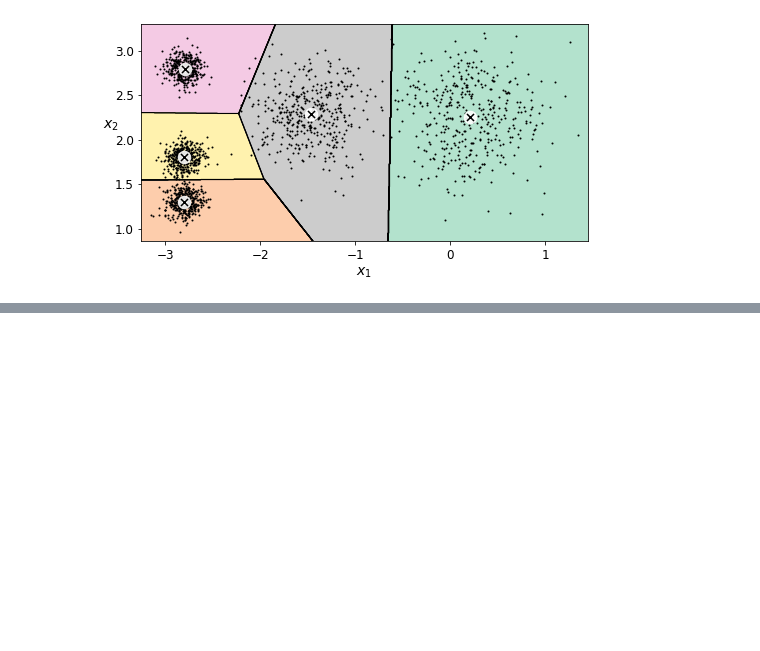
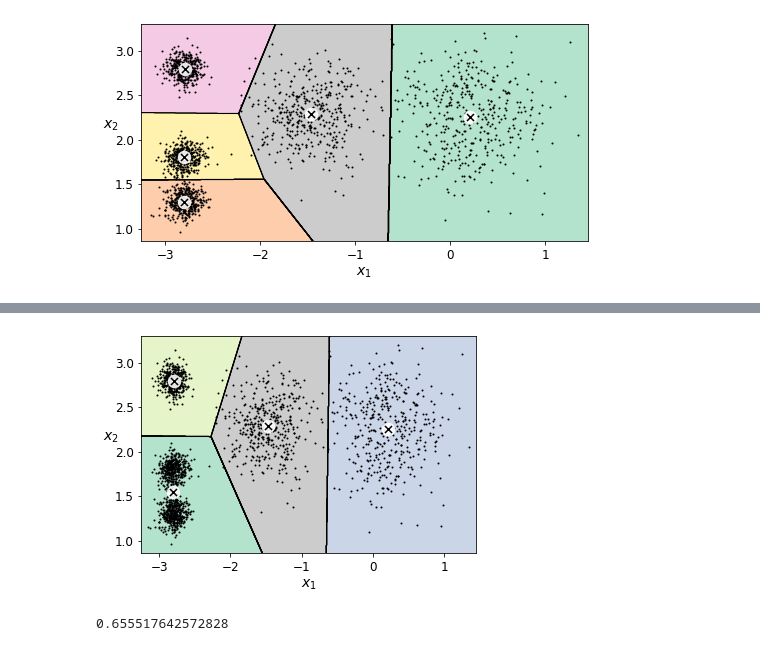
Before and after one commit to rahul263-stack/Hands-on-machine-learning, a Jupyter notebook: UnsupervisedLearningTechniques.ipynb, the cells around one changed output, grey strips where cells are left out. Cells and saved outputs as stored; diff of their text form; code cells hidden in the pictures; blank space fills up the shorter version.

```diff
--- a/UnsupervisedLearningTechniques.ipynb
+++ b/UnsupervisedLearningTechniques.ipynb
@@ -308,0 +348,25 @@ plt.show()
+# %%
+k = 5
+n_init = 10
+n_iterations = 100
+batch_size = 100
+init_size = 500  # more data for K-Means++ initialization
+evaluate_on_last_n_iters = 10
+
+best_kmeans = None
+
+for init in range(n_init):
+    minibatch_kmeans = MiniBatchKMeans(n_clusters=k, init_size=init_size)
+    X_init = load_next_batch(init_size)
+    minibatch_kmeans.partial_fit(X_init)
+
+    minibatch_kmeans.sum_inertia_ = 0
+    for iteration in range(n_iterations):
+        X_batch = load_next_batch(batch_size)
+        minibatch_kmeans.partial_fit(X_batch)
+        if iteration >= n_iterations - evaluate_on_last_n_iters:
+            minibatch_kmeans.sum_inertia_ += minibatch_kmeans.inertia_
+
+    if (best_kmeans is None or
+        minibatch_kmeans.sum_inertia_ < best_kmeans.sum_inertia_):
+        best_kmeans = minibatch_kmeans
@@ -308,0 +463,5 @@ plt.show()
+# %%
+plot_decision_boundaries(kmeans_per_k[4-1], X)
+plt.show()
+# %% [output]
+[figure, added]
@@ -308,0 +470,4 @@ plt.show()
+# %%
+silhouette_score(X, kmeans.labels_)
+# %% [output]
+0.655517642572828
```
Also changed, not shown: parts of 25 cells of this notebook.
